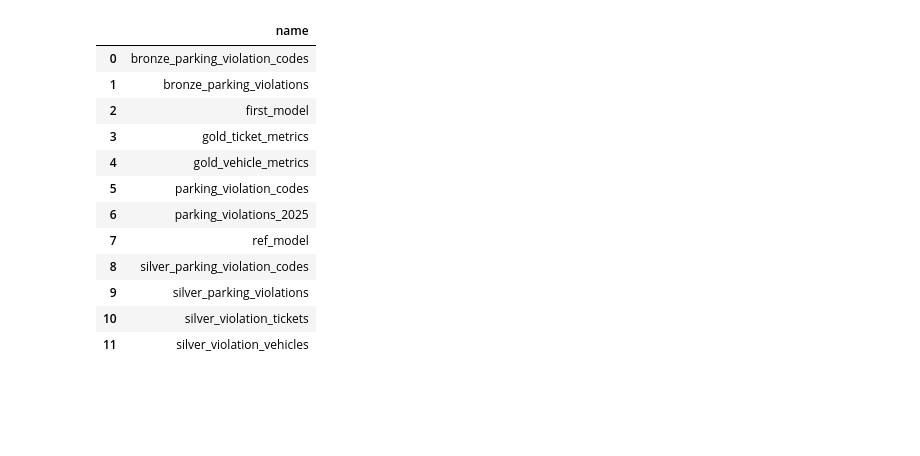
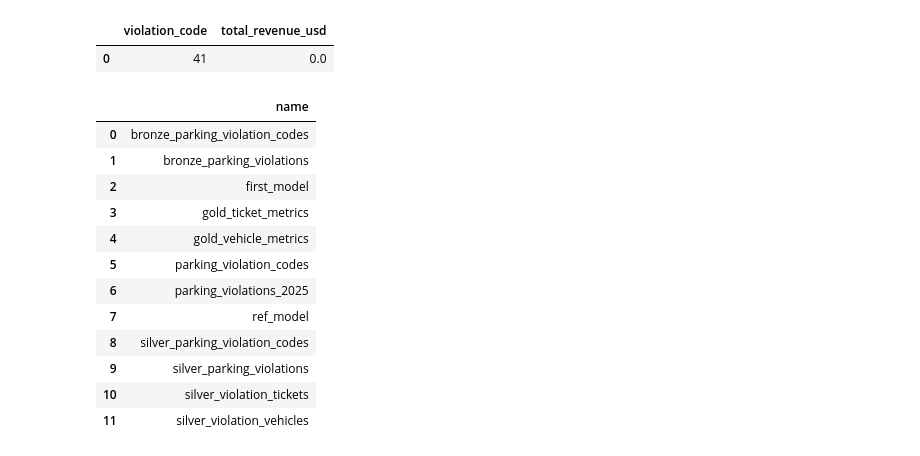
Before and after one commit to SiddhuShkya/Data-Engineering-With-DBT, a Jupyter notebook: run-queries.ipynb, the cells around one changed output. Cells and saved outputs as stored; diff of their text form; code cells hidden in the pictures; blank space fills up the shorter version.

```diff
--- a/run-queries.ipynb
+++ b/run-queries.ipynb
@@ -1,6 +1,24 @@
 # %%
 import duckdb as ddb
 import pandas as pd
+# %%
+sql_query = """
+SELECT
+    violation_code,
+    SUM(fee_usd) AS total_revenue_usd
+FROM
+    'silver_parking_violation_codes'
+GROUP BY
+    violation_code
+HAVING
+    NOT (total_revenue_usd >= 1)
+"""
+
+with ddb.connect("data/nyc_parking_violations.db") as con:
+    display(con.sql(sql_query).df())
+# %% [output]
+|  | violation_code | total_revenue_usd |
+| 0 | 41 | 0.0 |
 # %%
 sql_query = '''
 show tables;
```
Also changed, not shown: 2 other files.
